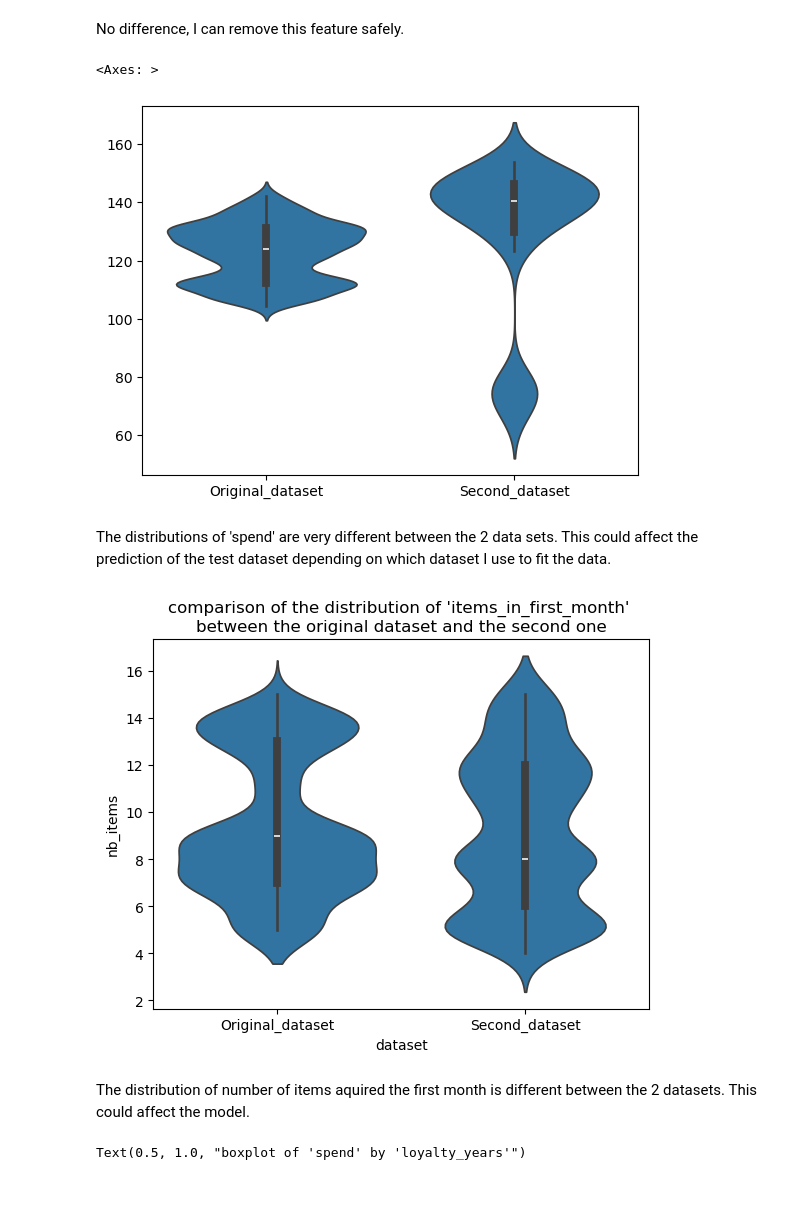
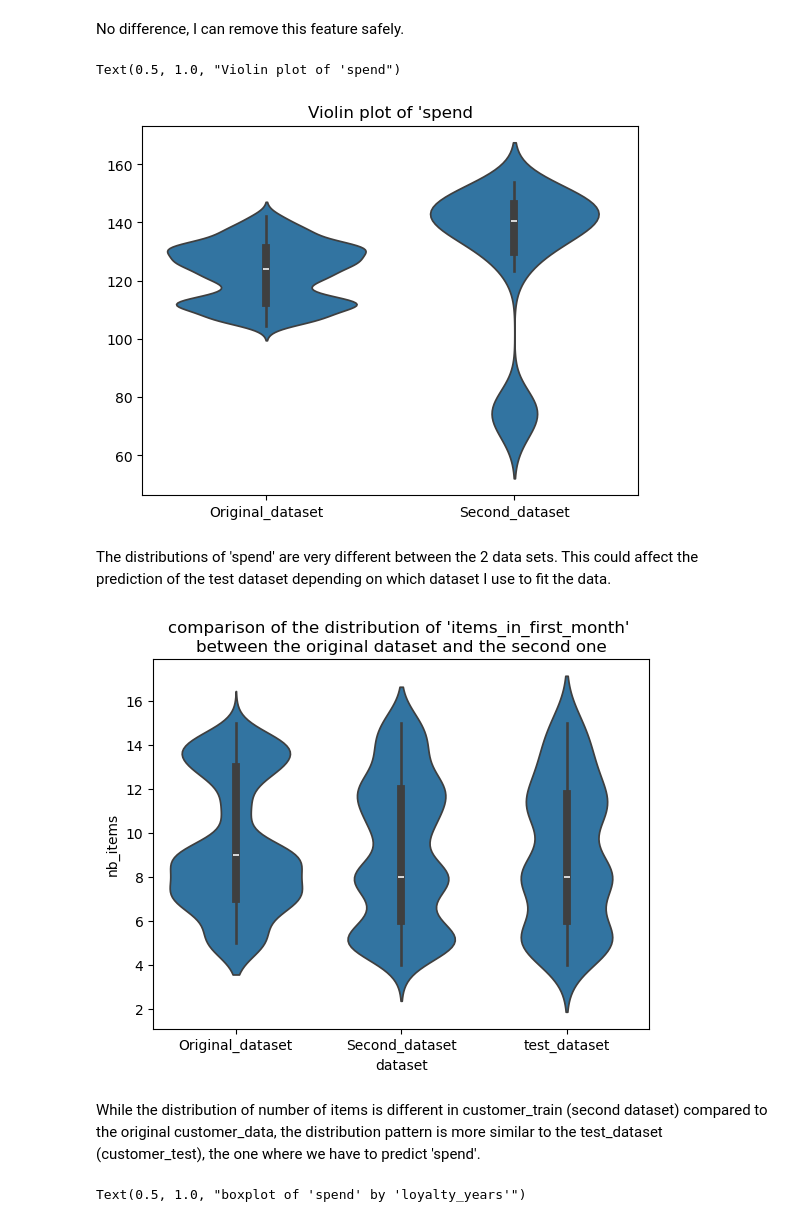
Before and after one commit to flylight-max/EDA_exam_CodeOp, a Jupyter notebook: analysis.ipynb, the cells around one changed output. Saved outputs shown, nothing was run; the diff lists cells and outputs as text; code cells hidden in the pictures; blank space fills up the shorter version.

Commit message:
finish for CodeOp exam, not for model

```diff
--- a/analysis.ipynb
+++ b/analysis.ipynb
@@ -827,24 +811,25 @@ customer_test = customer_test.drop(["customer_id", "promotion"], axis=1)
 # %%
 customer_data.name = "Original_dataset"
 customer_train.name = "Second_dataset"
 
 spend = {"Dataset":[], "Spend":[]}
 for item in customer_data["spend"]:
     spend["Dataset"].append(customer_data.name)
     spend["Spend"].append(item)
 
 for item in customer_train["spend"]:
     spend["Dataset"].append(customer_train.name)
     spend["Spend"].append(item)
 
 sns.violinplot(x=spend["Dataset"], y=spend["Spend"])
+plt.title("Violin plot of 'spend")
 # %% [output]
-<Axes: >
+Text(0.5, 1.0, "Violin plot of 'spend")
-[figure, old version]
+[figure, new version]
 # %% [markdown]
 The distributions of 'spend' are very different between the 2 data sets. This could affect the prediction of the test dataset depending on which dataset I use to fit the data.
 # %%
-
+customer_test.name = "test_dataset"
 nb_items = {"dataset":[], "nb_items":[]}
 for item in customer_data["items_in_first_month"]:
     nb_items["dataset"].append(customer_data.name)
@@ -854,11 +839,15 @@ for item in customer_train["items_in_first_month"]:
     nb_items["dataset"].append(customer_train.name)
     nb_items["nb_items"].append(item)
 
+for item in customer_test["items_in_first_month"]:
+    nb_items["dataset"].append(customer_test.name)
+    nb_items["nb_items"].append(item)
+
 nb_items_df = pd.DataFrame(nb_items)
 sns.violinplot(x="dataset", y="nb_items", data=nb_items_df)
 plt.title("comparison of the distribution of 'items_in_first_month' \nbetween the original dataset and the second one")
 plt.show()
 # %% [output]
-[figure, old version]
+[figure, new version]
-# %% [markdown]
-The distribution of number of items aquired the first month is different between the 2 datasets. This could affect the model.
+# %% [markdown]
+While the distribution of number of items is different in customer_train (second dataset) compared to the original customer_data, the distribution pattern is more similar to the test_dataset (customer_test), the one where we have to predict 'spend'.
```
Also changed, not shown: parts of 14 cells of this notebook.
